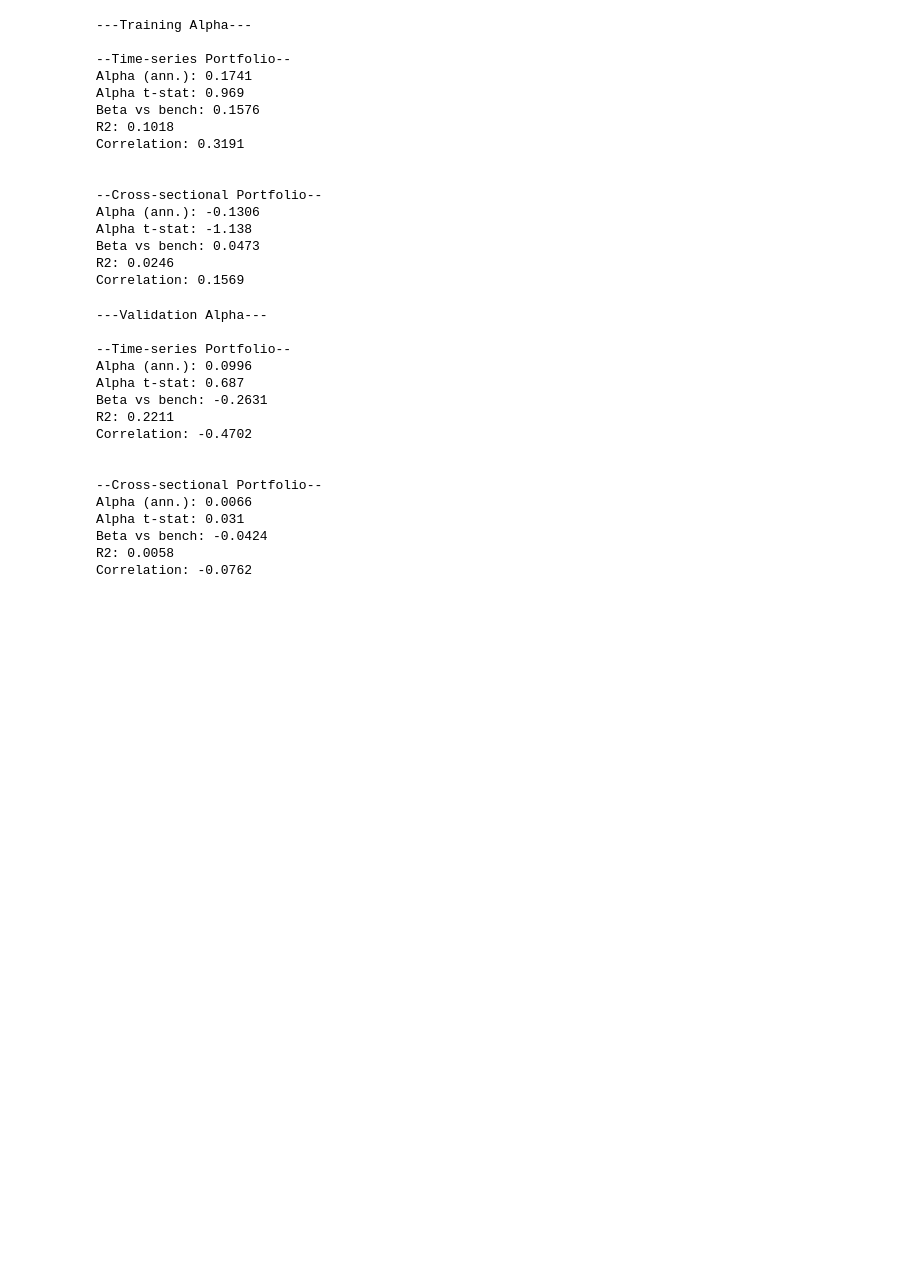
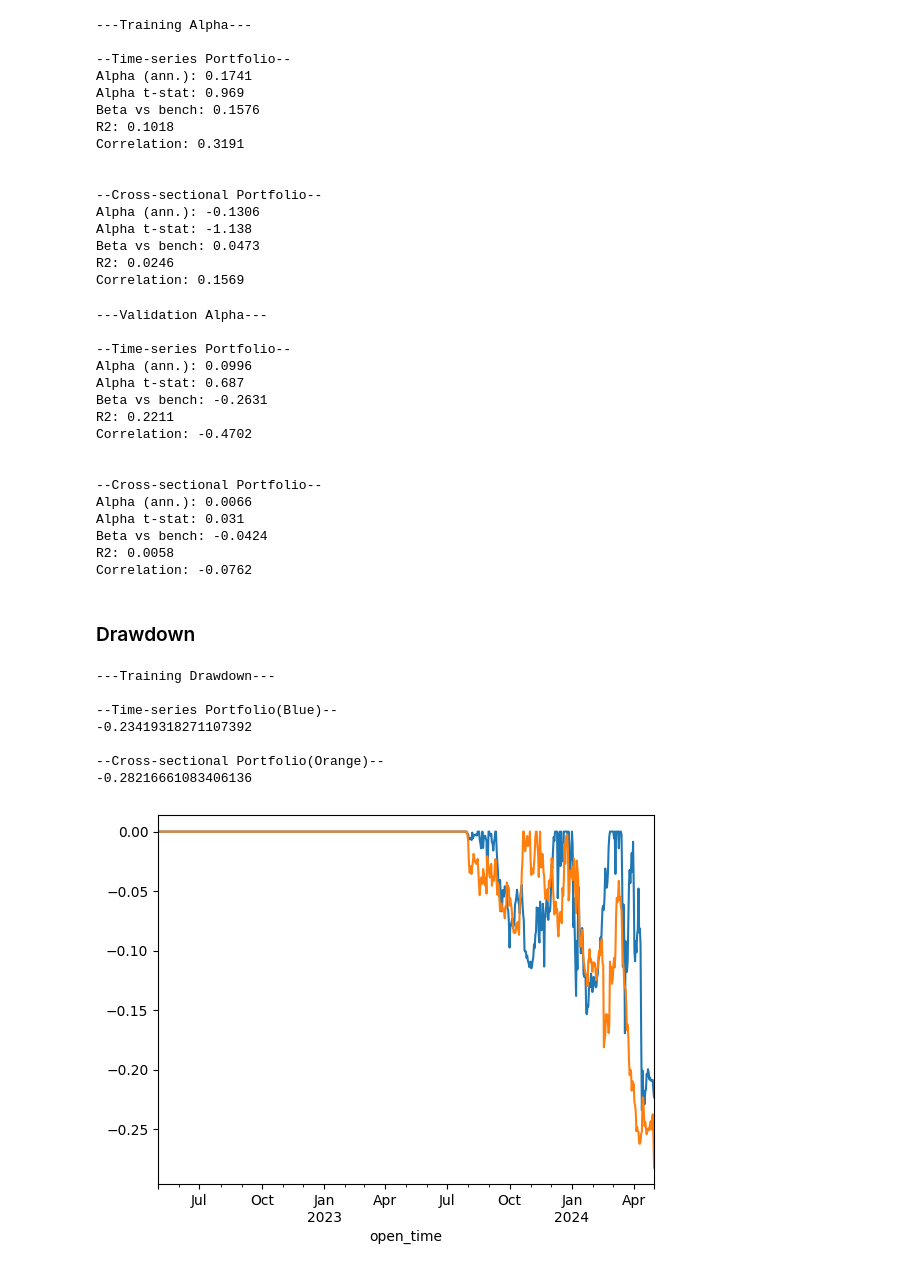
Before and after one commit to gbis07/ma_crossovers, a Jupyter notebook: project.ipynb, the cells around one changed output. Cells and saved outputs as stored; diff of their text form; code cells hidden in the pictures; blank space fills up the shorter version.

Commit message:
drawdown

```diff
--- a/project.ipynb
+++ b/project.ipynb
@@ -436,3 +444,28 @@ Alpha t-stat: 0.031
 Beta vs bench: -0.0424
 R2: 0.0058
 Correlation: -0.0762
+# %% [markdown]
+### Drawdown
+# %%
+def drawdown(strategy_rets):
+    cum = (1 + strategy_rets).cumprod()
+    return cum / cum.expanding().max() -1
+# %%
+print("---Training Drawdown---")
+
+print("\n--Time-series Portfolio(Blue)--")
+train_ts_dd = drawdown(train_ts_backtest)
+train_ts_dd.plot(); print(train_ts_dd.min())
+
+print('\n--Cross-sectional Portfolio(Orange)--')
+train_cs_dd = drawdown(train_cs_backtest)
+train_cs_dd.plot(); print(train_cs_dd.min())
+# %% [output]
+---Training Drawdown---
+
+--Time-series Portfolio(Blue)--
+-0.23419318271107392
+
+--Cross-sectional Portfolio(Orange)--
+-0.28216661083406136
+[figure, added]
```
Also changed, not shown: parts of 8 cells of this notebook.
